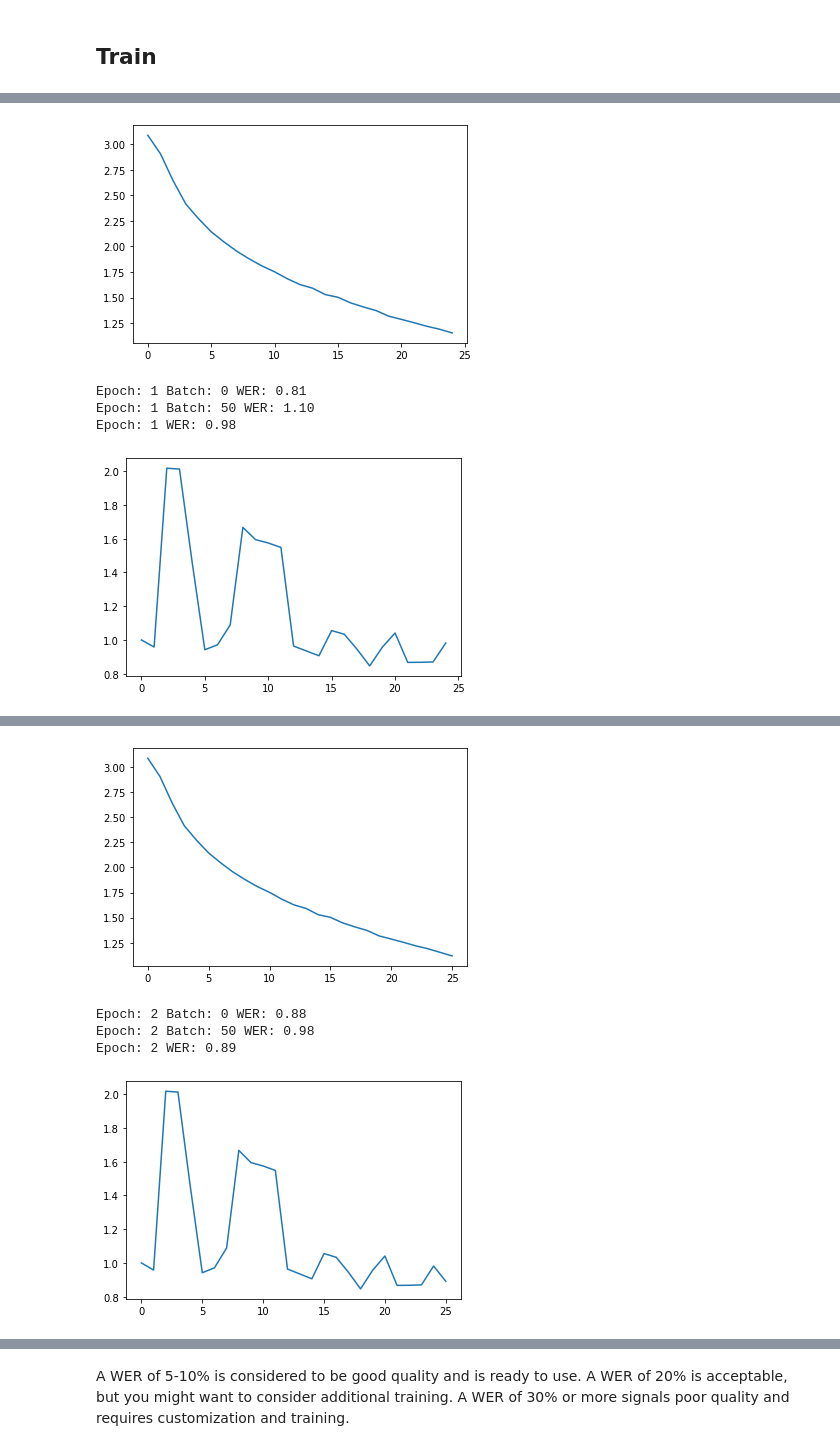
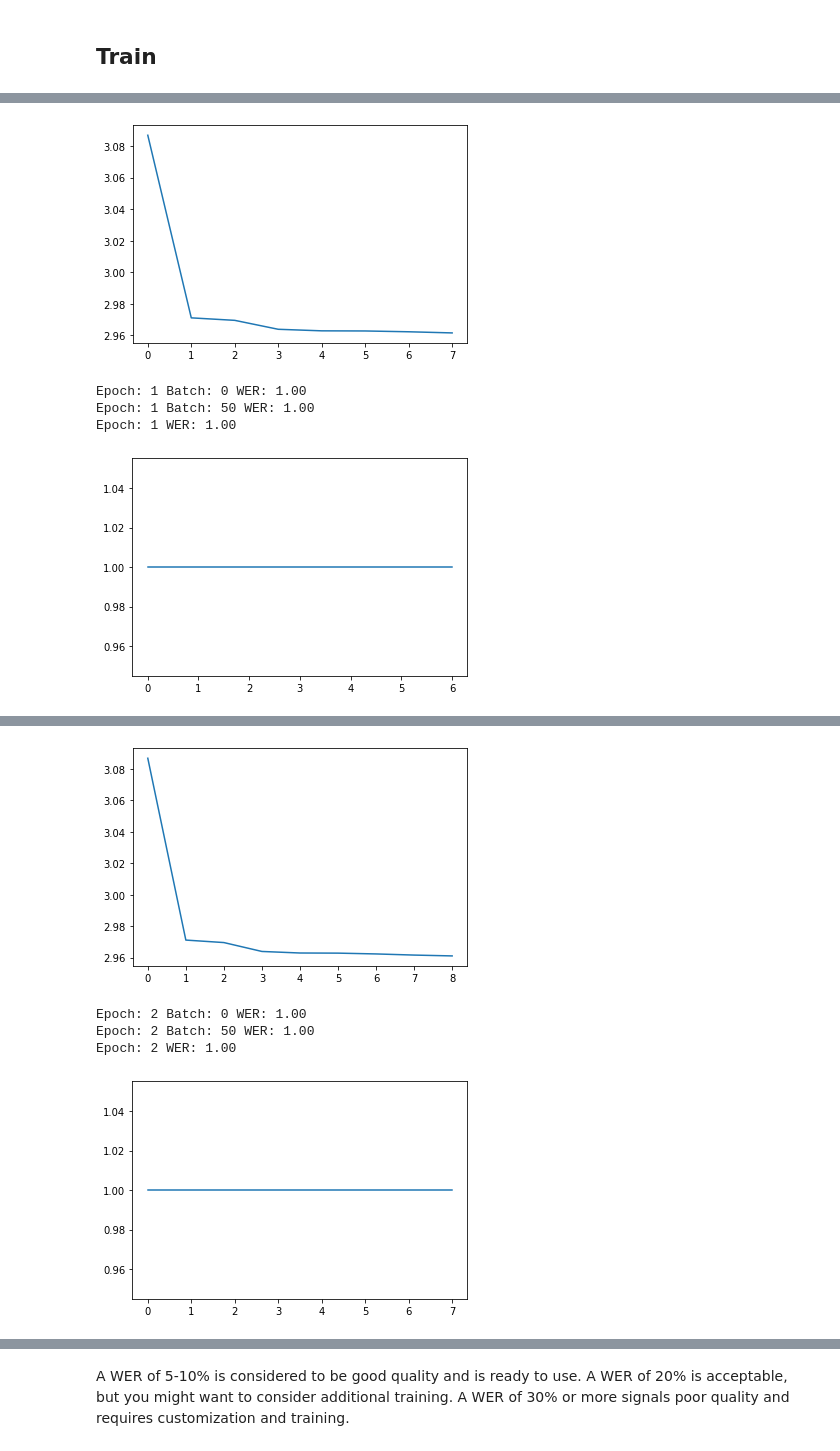
Before and after one commit to LapTQ/IT4343E_OCR, a Jupyter notebook: image_captioning.ipynb, the cells around one changed output, grey strips where cells are left out. Drawn from its saved outputs; the diff is of its cells as text; code cells hidden in the pictures.

```diff
--- a/image_captioning.ipynb
+++ b/image_captioning.ipynb
@@ -64,8 +65,8 @@ tf.random.set_seed(seed)
     "15.jpg": "168 Ngô Gia Tự, thành phố Hà Tĩnh"
 }
 # %%
-train_img_dir = '/content/Vietnamese-HTR/Data 1: Handwriting OCR for Vietnamese Address/0916_Data Samples 2'
-test_img_dir = '/content/Vietnamese-HTR/Data 1: Handwriting OCR for Vietnamese Address/1015_Private Test'
+train_img_dir = '/content/Vietnamese-HTR/data/Data 1: Handwriting OCR for Vietnamese Address/0916_Data Samples 2'
+test_img_dir = '/content/Vietnamese-HTR/data/Data 1: Handwriting OCR for Vietnamese Address/1015_Private Test'
 
 image_height, image_width = 120, 1900
 vocab_size = 10000
@@ -104,27 +131,17 @@ def decode_and_resize(img_path):
     img_string = tf.io.read_file(img_path)
     img = tf.image.decode_png(img_string)
 
+    # invert color      ##############################
+    img = 255 - img
+
     # resize to desired shape
     # input is of int [0, 255], but output is of float [0, 255]
     img = tf.image.resize_with_pad(img, image_height, image_width)
 
-    # invert color      ##############################
-    img = 255 - img
-
     # preprocess_input accept input of type float [0, 255]
-    img = tf.cast(img, tf.int32)
-    kernel = tf.ones((3, 3, 3), dtype=img.dtype)
-    img = tf.nn.dilation2d(
-        tf.expand_dims(img, axis=0),
-        filters=kernel,
-        strides=(1, 1, 1, 1),
-        padding='SAME',
-        data_format='NHWC',
-        dilations=(1, 1, 1, 1)
-    )
-    img = img - tf.ones_like(img)
-    img = tf.squeeze(img)
-    # img = keras.applications.densenet.preprocess_input(img)
+    # img = tf.cast(img, tf.int32)
+    img = dilate_batch(tf.expand_dims(img, axis=0), repeats=3)[0]
+    img = keras.applications.densenet.preprocess_input(img)
 
     return img
 
@@ -327,7 +322,7 @@ class RNN_Decoder(tf.keras.Model):
 # encoder = CNN_Encoder(embedding_dim)
 decoder = RNN_Decoder(embedding_dim, units, vectorization.vocabulary_size())
 # %%
-optimizer = keras.optimizers.Adam(learning_rate=0.0001)
+optimizer = keras.optimizers.SGD(learning_rate=0.0001, momentum=0.9, nesterov=True)
 loss_object = keras.losses.SparseCategoricalCrossentropy(
     from_logits=True, reduction='none'
 )
@@ -442,7 +437,7 @@ def evaluate(images, targets):
 # %%
 import time
 
-epochs = 5
+epochs = 10
 
 for epoch in range(start_epoch, epochs):
     start = time.time()
@@ -494,5 +489,5 @@ Time taken for 1 epoch 369.35 sec
-[figure, old version]
+[figure, new version]
-Epoch: 1 Batch: 0 WER: 0.81
-Epoch: 1 Batch: 50 WER: 1.10
-Epoch: 1 WER: 0.98
+Epoch: 1 Batch: 0 WER: 1.00
+Epoch: 1 Batch: 50 WER: 1.00
+Epoch: 1 WER: 1.00
-[figure, old version]
+[figure, new version]
@@ -506,5 +501,5 @@ Time taken for 1 epoch 347.73 sec
-[figure, old version]
+[figure, new version]
-Epoch: 2 Batch: 0 WER: 0.88
-Epoch: 2 Batch: 50 WER: 0.98
-Epoch: 2 WER: 0.89
+Epoch: 2 Batch: 0 WER: 1.00
+Epoch: 2 Batch: 50 WER: 1.00
+Epoch: 2 WER: 1.00
-[figure, old version]
+[figure, new version]
```
Also changed, not shown: parts of 6 cells of this notebook.
